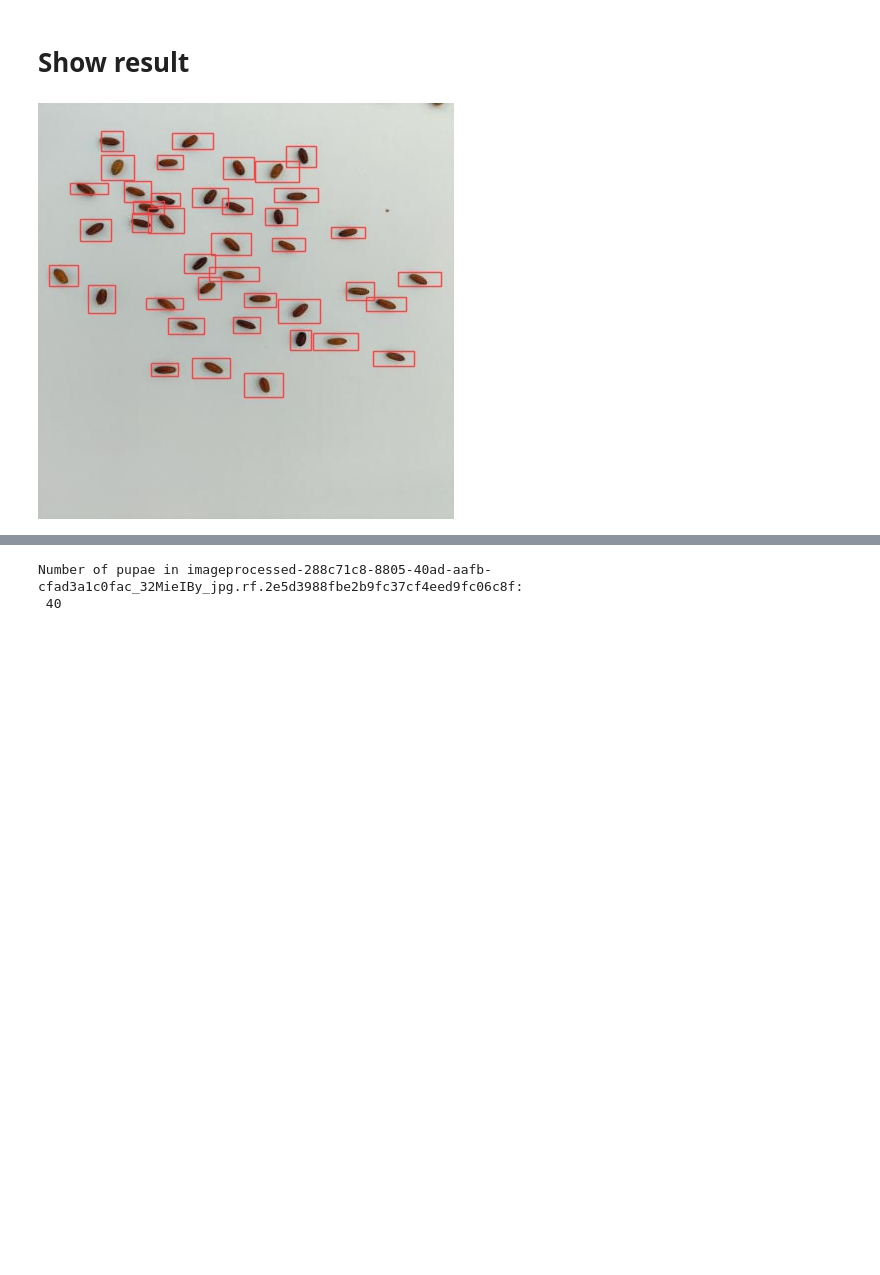
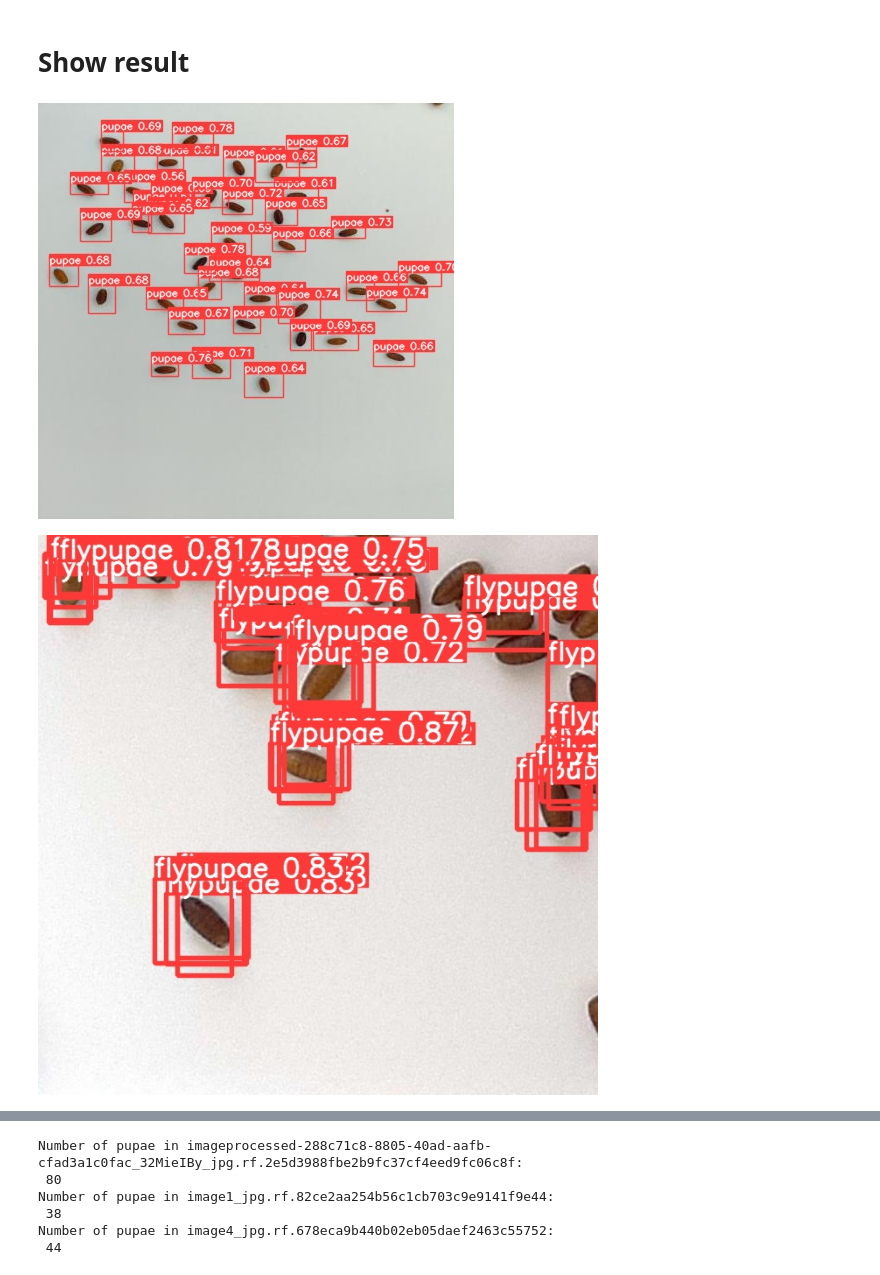
Before and after one commit to waitongsuen69/SARDI_pupae_counter, a Jupyter notebook: main.ipynb, the cells around one changed output, grey strips where cells are left out. Saved outputs shown, nothing was run; the diff lists cells and outputs as text; code cells hidden in the pictures; blank space fills up the shorter version.

```diff
--- a/main.ipynb
+++ b/main.ipynb
@@ -83,0 +68,27 @@ Results saved to runs/detect/exp31
+# %%
+model = 22
+only_show_box = False
+back_up = False
+
+if model == 1:
+  model_name = ""
+else:
+  model_name = str(model)
+
+target = "runs/train/exp"+model_name+"/weights/best.pt"
+
+if only_show_box == True:
+  box_setting = "--hide-labels --hide-conf"
+else:
+  box_setting = ""
+
+if only_show_box == True:
+  back = ""
+else:
+  back = "--exist-ok"
+
+%cd /Users/nardo/Desktop/2022_2/INTERN/SARDI_pupae_counter/yolov5
+
+# print(target)
+!python detect.py --weights {target} --img 1024 --conf 0.5 --iou 0.1 --source {dataset.location}/test/images {box_setting} {back} --save-txt  --line-thickness 1
+# !python detect.py --weights {target} --img 1024 --conf 0.5 --iou 0.1 --source {dataset.location}/test/images --hide-labels --hide-conf  --save-txt  --line-thickness 1
@@ -84,22 +106,31 @@ Results saved to runs/detect/exp31
 # %% [markdown]
 # Show result
 # %%
-exp_version = 31
+exp_version = 1
+
+if back_up == False:
+  exp_version = 1
+
+if exp_version == 1:
+  exp_name = ""
+else:
+  exp_name = str(exp_version)
 
 import glob
 from pathlib import Path
-
 from IPython.display import Image, display
 
-for imageName in glob.glob('/Users/nardo/Desktop/2022_2/INTERN/SARDI_pupae_counter/yolov5/runs/detect/exp'+str(exp_version)+'/*.jpg'): #assuming JPG
+# %cd /content/pupae_detector/yolov5
+for imageName in glob.glob('/Users/nardo/Desktop/2022_2/INTERN/SARDI_pupae_counter/yolov5/runs/detect/exp'+str(exp_name)+'/*.jpg'): #assuming JPG
     display(Image(filename=imageName))
     print("\n")
 
 
-for txt in glob.glob('/Users/nardo/Desktop/2022_2/INTERN/SARDI_pupae_counter/yolov5/runs/detect/exp'+str(exp_version)+'/labels/*.txt'): #assuming TXT
+for txt in glob.glob('/Users/nardo/Desktop/2022_2/INTERN/SARDI_pupae_counter/yolov5/runs/detect/exp'+str(exp_name)+'/labels/*.txt'): #assuming TXT
     Num = 0
     fp = open(txt, "r")
     Num = len(fp.readlines())
     print("Number of pupae in image"+ Path(txt).stem +": \n", Num)
 # %% [output]
-[figure, old version]
+[figure, new version]
+[figure, added]
@@ -106,2 +138,6 @@ for txt in glob.glob('/Users/nardo/Desktop/2022_2/INTERN/SARDI_pupae_counter/yol
 Number of pupae in imageprocessed-288c71c8-8805-40ad-aafb-cfad3a1c0fac_32MieIBy_jpg.rf.2e5d3988fbe2b9fc37cf4eed9fc06c8f:
- 40
+ 80
+Number of pupae in image1_jpg.rf.82ce2aa254b56c1cb703c9e9141f9e44:
+ 38
+Number of pupae in image4_jpg.rf.678eca9b440b02eb05daef2463c55752:
+ 44
```
Also changed, not shown: parts of 6 cells of this notebook.
